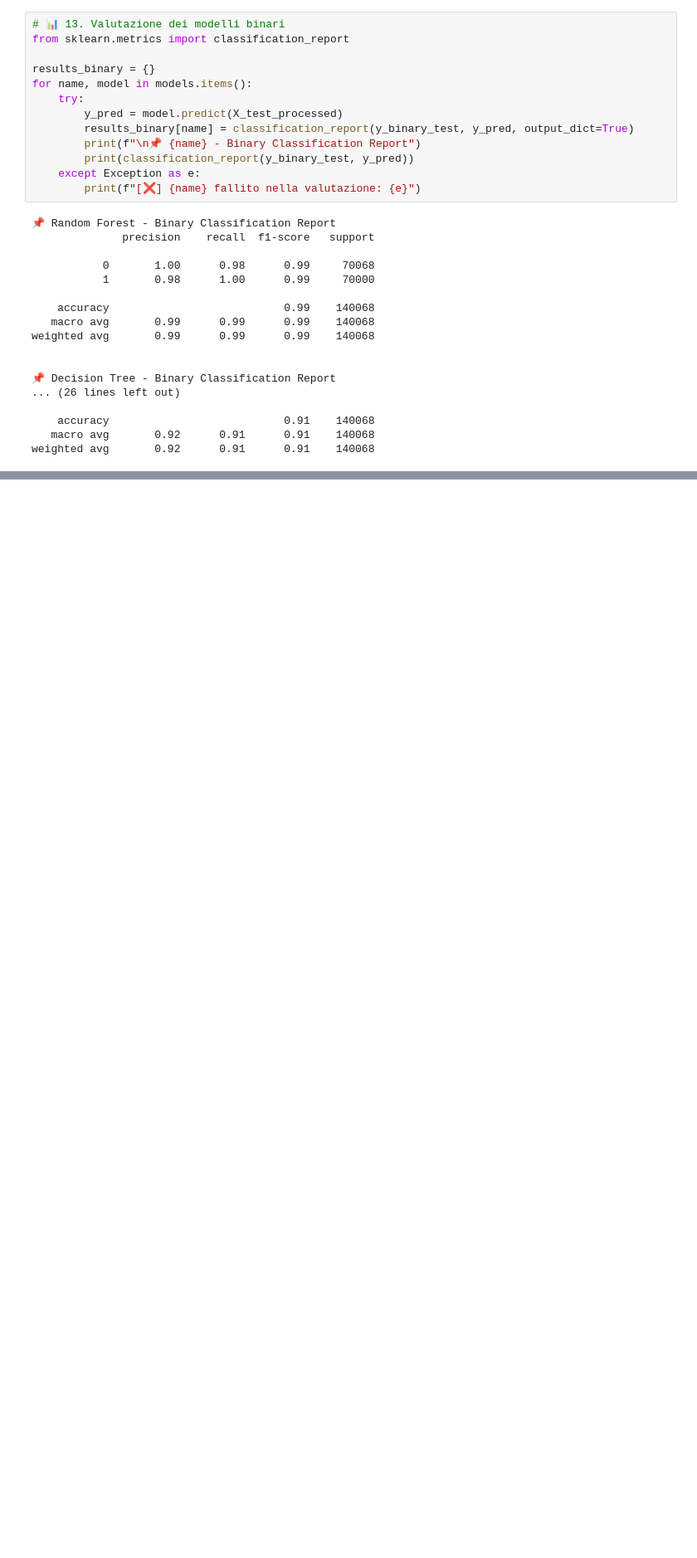
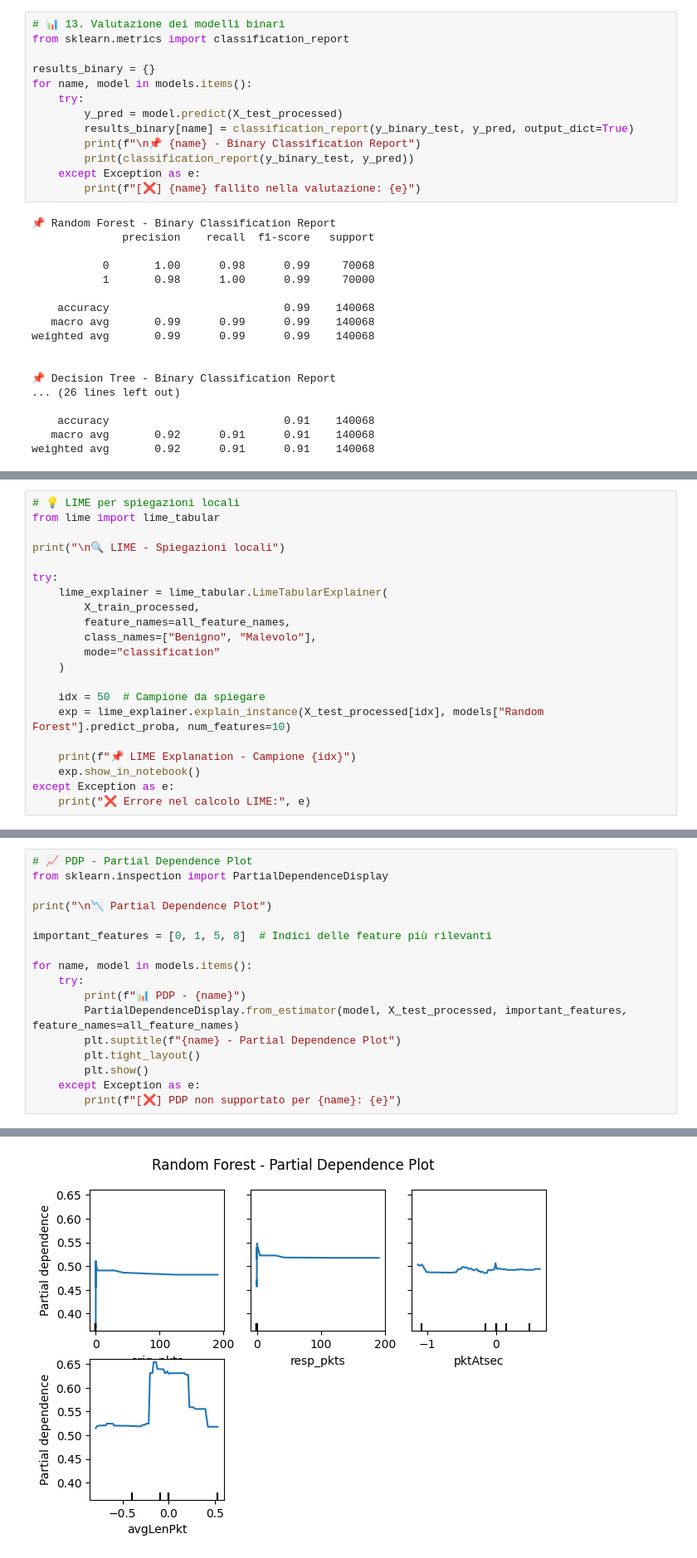
Before and after one commit to Balbus95/ZeekXAI, a Jupyter notebook: WF2.ipynb, the cells around one changed output, grey strips where cells are left out. Shown at 83% size. Saved outputs shown, nothing was run; the diff lists cells and outputs as text; blank space fills up the shorter version.

```diff
--- a/WF2.ipynb
+++ b/WF2.ipynb
@@ -308,0 +592,21 @@ plt.show()
+# %%
+# 💡 LIME per spiegazioni locali
+from lime import lime_tabular
+
+print("\n🔍 LIME - Spiegazioni locali")
+
+try:
+    lime_explainer = lime_tabular.LimeTabularExplainer(
+        X_train_processed,
+        feature_names=all_feature_names,
+        class_names=["Benigno", "Malevolo"],
+        mode="classification"
+    )
+
+    idx = 50  # Campione da spiegare
+    exp = lime_explainer.explain_instance(X_test_processed[idx], models["Random Forest"].predict_proba, num_features=10)
+
+    print(f"📌 LIME Explanation - Campione {idx}")
+    exp.show_in_notebook()
+except Exception as e:
+    print("❌ Errore nel calcolo LIME:", e)
@@ -308,0 +617,18 @@ plt.show()
+# %%
+# 📈 PDP - Partial Dependence Plot
+from sklearn.inspection import PartialDependenceDisplay
+
+print("\n📉 Partial Dependence Plot")
+
+important_features = [0, 1, 5, 8]  # Indici delle feature più rilevanti
+
+for name, model in models.items():
+    try:
+        print(f"📊 PDP - {name}")
+        PartialDependenceDisplay.from_estimator(model, X_test_processed, important_features, feature_names=all_feature_names)
+        plt.suptitle(f"{name} - Partial Dependence Plot")
+        plt.tight_layout()
+        plt.show()
+    except Exception as e:
+        print(f"[❌] PDP non supportato per {name}: {e}")
+# %% [output]
@@ -308,0 +637 @@ plt.show()
+[figure, added]
```
Also changed, not shown: parts of 24 cells of this notebook, 1 other file.
